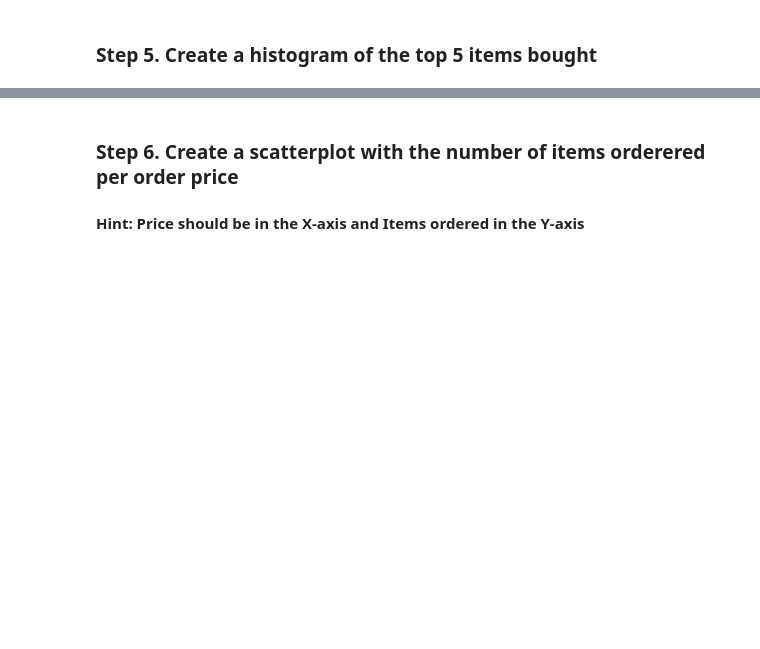
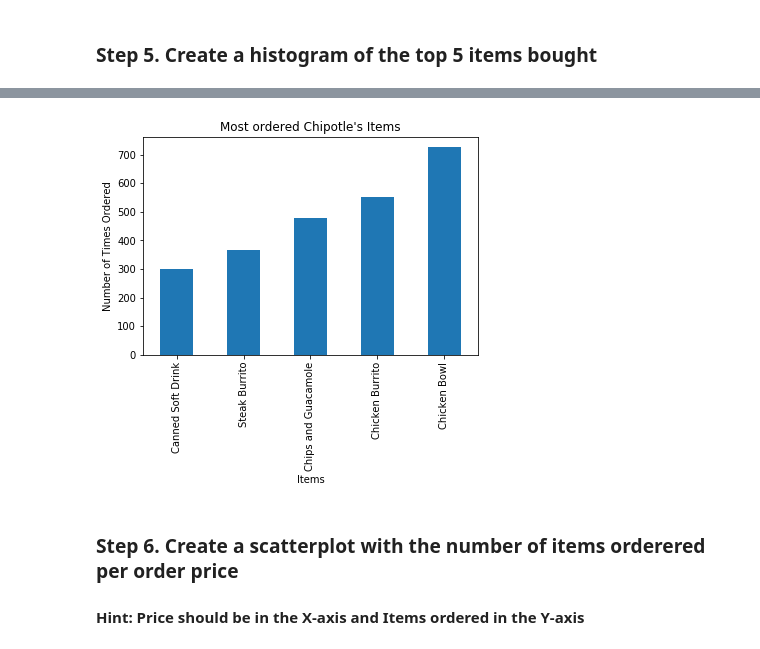
Before and after one commit to guipsamora/pandas_exercises, a Jupyter notebook: 07_Visualization/Chipotle/Solutions.ipynb, the cells around one changed output, grey strips where cells are left out. Saved outputs shown, nothing was run; the diff lists cells and outputs as text; code cells hidden in the pictures; blank space fills up the shorter version.

```diff
--- a/07_Visualization/Chipotle/Solutions.ipynb
+++ b/07_Visualization/Chipotle/Solutions.ipynb
@@ -16,5 +16,9 @@ from collections import Counter
 ### Step 2. Import the dataset from this [address](https://raw.githubusercontent.com/justmarkham/DAT8/master/data/chipotle.tsv).
 # %% [markdown]
 ### Step 3. Assign it to a variable called chipo.
+# %%
+url = 'https://raw.githubusercontent.com/justmarkham/DAT8/master/data/chipotle.tsv'
+
+chipo = pd.read_csv(url, sep = '\t')
 # %% [markdown]
 ### Step 4. See the first 10 entries
@@ -39,3 +41,28 @@ from collections import Counter
+# %%
+# get the Series of the names
+x = chipo.item_name
+
+# use the Counter class from collections to create a dictionary with keys(text) and frequency
+letter_counts = Counter(x)
+
+# convert the dictionary to a DataFrame
+df = pd.DataFrame.from_dict(letter_counts, orient='index')
+
+# sort the values from the top to the least value and slice the first 5 items
+df = df[0].sort_values(ascending = True)[45:50]
+
+# create the plot
+df.plot(kind='bar')
+
+# Set the title and labels
+plt.xlabel('Items')
+plt.ylabel('Number of Times Ordered')
+plt.title('Most ordered Chipotle\'s Items')
+
+# show the plot
+plt.show()
+# %% [output]
+[figure, added]
 # %% [markdown]
 ### Step 6. Create a scatterplot with the number of items orderered per order price
 #### Hint: Price should be in the X-axis and Items ordered in the Y-axis
```
Also changed, not shown: parts of 6 cells of this notebook, 4 other files.
